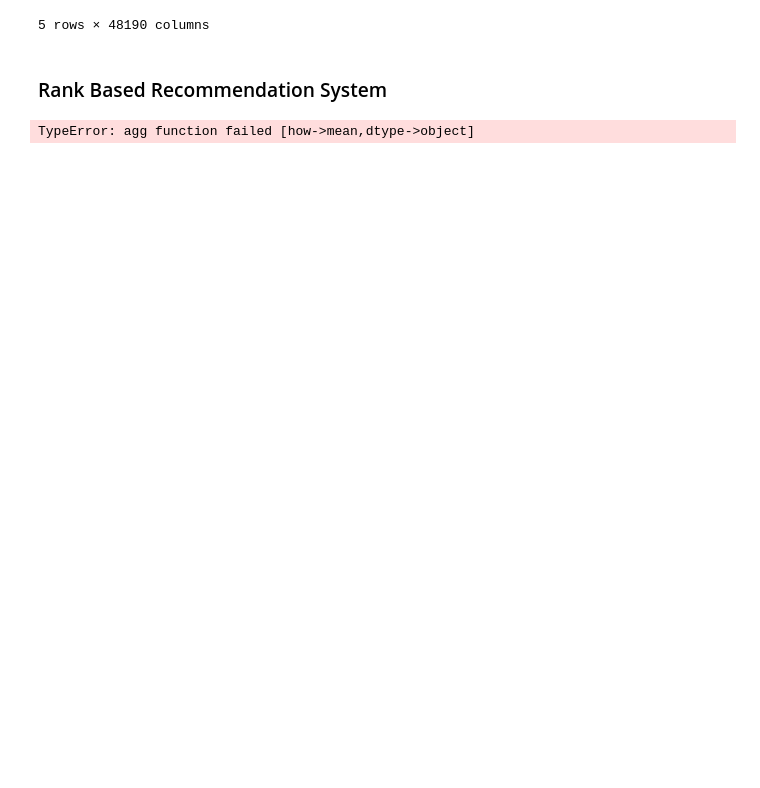
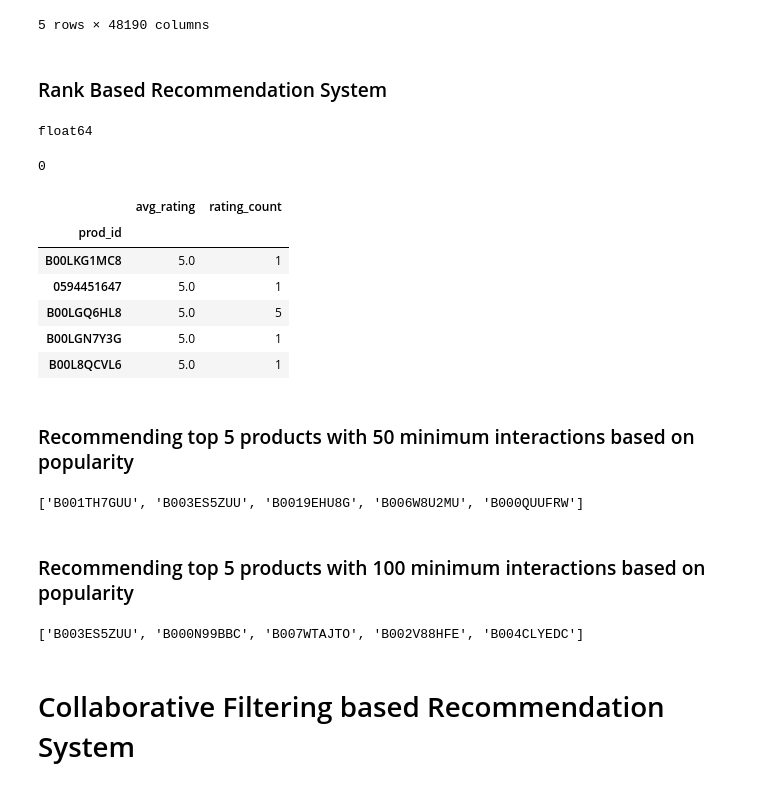
Before and after one commit to Ritik-in-Tech/Recommendation-System-for-Ecommerce, a Jupyter notebook: rank_based_prediction.ipynb, the cells around one changed output. Cells and saved outputs as stored; diff of their text form; code cells hidden in the pictures; blank space fills up the shorter version.

Commit message:
completed the rating based recommender system

```diff
--- a/rank_based_prediction.ipynb
+++ b/rank_based_prediction.ipynb
@@ -173,8 +173,33 @@ final_new_database.head()
 5 rows × 48190 columns
 # %% [markdown]
 ### Rank Based Recommendation System
-# %%
-# Calculate average rating for each product
-average_rating =new_database.groupby('prod_id').mean()['rating']
-# %% [output]
-TypeError: agg function failed [how->mean,dtype->object]
+# %%
+print(new_database['rating'].dtype)
+# %% [output]
+float64
+# %%
+print(new_database['rating'].isnull().sum())
+# %% [output]
+0
+# %%
+#Calculate the average rating for each product
+average_rating = new_database.groupby('prod_id')['rating'].mean()
+
+#Calculate the count of ratings for each product
+count_rating = new_database.groupby('prod_id')['rating'].count()
+
+#Create a dataframe with calculated average and count of ratings
+final_rating = pd.DataFrame({'avg_rating':average_rating, 'rating_count':count_rating})
+
+#Sort the dataframe by average of ratings
+final_rating = final_rating.sort_values(by='avg_rating',ascending=False)
+
+final_rating.head()
+# %% [output]
+|  | avg_rating | rating_count |
+| prod_id |  |  |
+| B00LKG1MC8 | 5.0 | 1 |
+| 0594451647 | 5.0 | 1 |
+| B00LGQ6HL8 | 5.0 | 5 |
+| B00LGN7Y3G | 5.0 | 1 |
+| B00L8QCVL6 | 5.0 | 1 |
@@ -180,0 +217,14 @@ TypeError: agg function failed [how->mean,dtype->object]
+# %% [markdown]
+### Recommending top 5 products with 50 minimum interactions based on popularity
+# %%
+list(top_n_products(final_rating, 5, 50))
+# %% [output]
+['B001TH7GUU', 'B003ES5ZUU', 'B0019EHU8G', 'B006W8U2MU', 'B000QUUFRW']
+# %% [markdown]
+### Recommending top 5 products with 100 minimum interactions based on popularity
+# %%
+list(top_n_products(final_rating, 5, 100))
+# %% [output]
+['B003ES5ZUU', 'B000N99BBC', 'B007WTAJTO', 'B002V88HFE', 'B004CLYEDC']
+# %% [markdown]
+# Collaborative Filtering based Recommendation System
```
Also changed, not shown: parts of 9 cells of this notebook.
